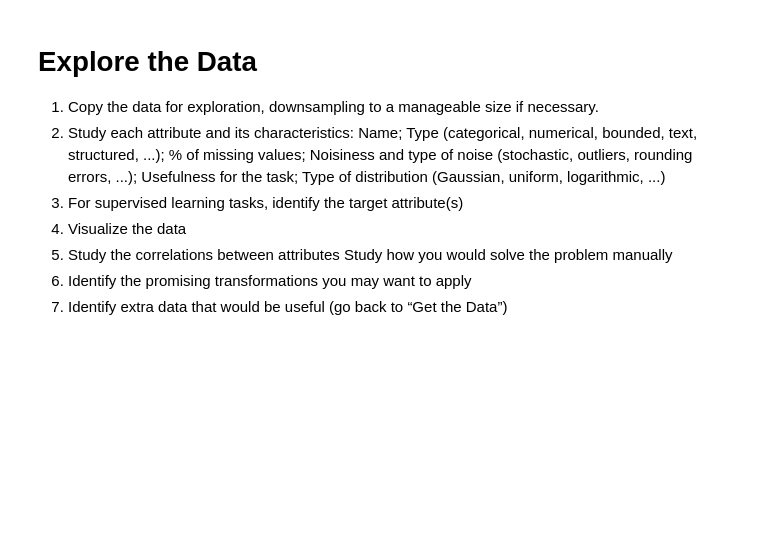
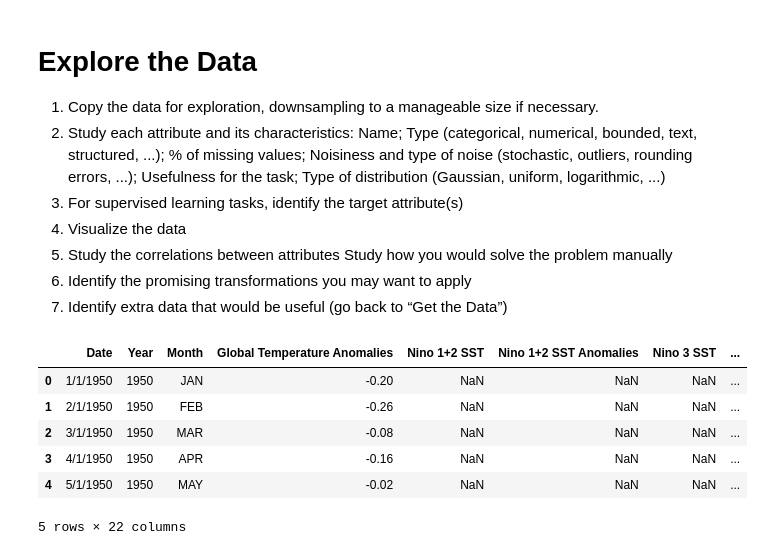
Before and after one commit to jyounes23/Project1CSCI296, a Jupyter notebook: Early Spring.ipynb, the cells around one changed output. Saved outputs shown, nothing was run; the diff lists cells and outputs as text; code cells hidden in the pictures; blank space fills up the shorter version.

```diff
--- a/Early Spring.ipynb
+++ b/Early Spring.ipynb
@@ -144,0 +161,10 @@ Study how you would solve the problem manually
+# %%
+data.head()
+# %% [output]
+|  | Date | Year | Month | Global Temperature Anomalies | Nino 1+2 SST | Nino 1+2 SST Anomalies | Nino 3 SST | ... |
+| 0 | 1/1/1950 | 1950 | JAN | -0.20 | NaN | NaN | NaN | ... |
+| 1 | 2/1/1950 | 1950 | FEB | -0.26 | NaN | NaN | NaN | ... |
+| 2 | 3/1/1950 | 1950 | MAR | -0.08 | NaN | NaN | NaN | ... |
+| 3 | 4/1/1950 | 1950 | APR | -0.16 | NaN | NaN | NaN | ... |
+| 4 | 5/1/1950 | 1950 | MAY | -0.02 | NaN | NaN | NaN | ... |
+5 rows × 22 columns
```
Also changed, not shown: parts of 8 cells of this notebook, 1 other file.
